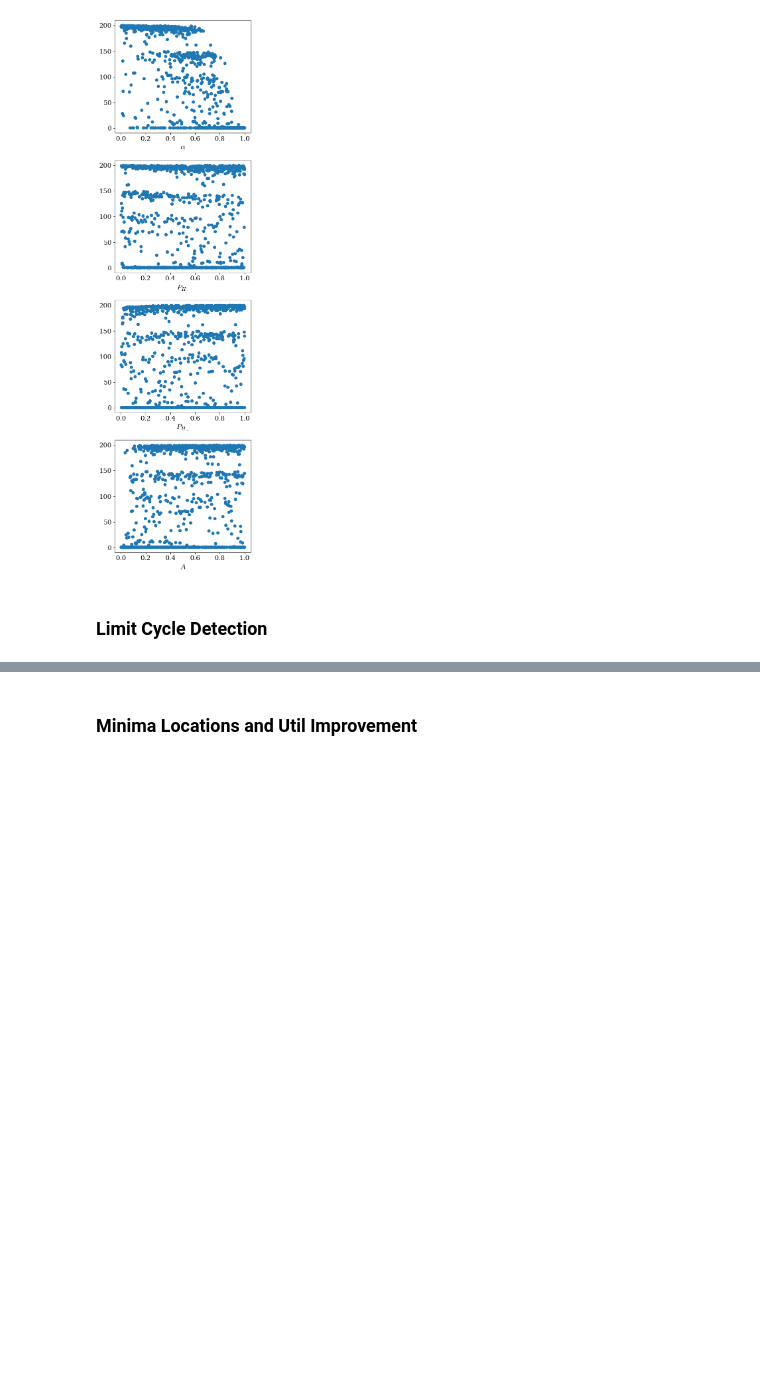
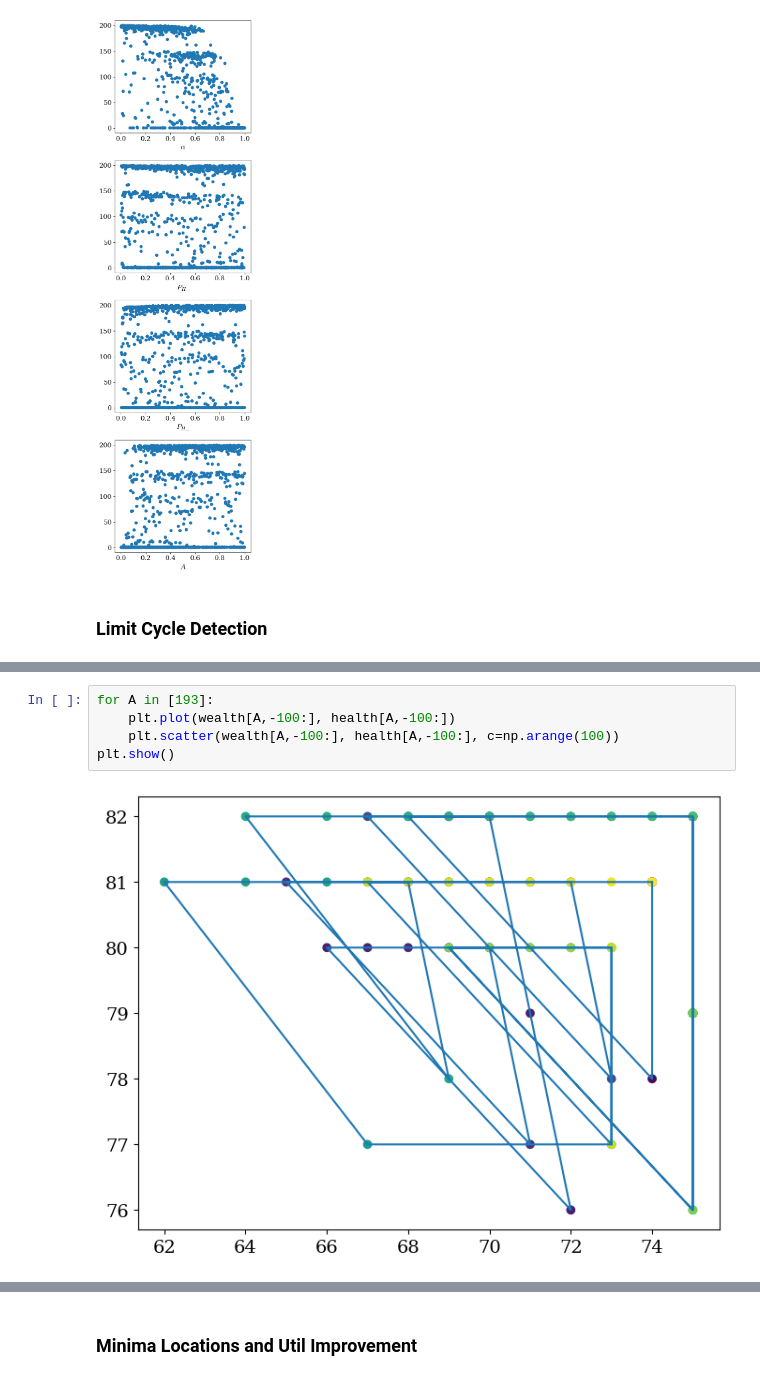
Before and after one commit to charlesaugdupont/cognitive-biases-endogenous-volatility, a Jupyter notebook: LowHealthHighWealthResults.ipynb, the cells around one changed output, grey strips where cells are left out. Drawn from its saved outputs; the diff is of its cells as text; blank space fills up the shorter version.

```diff
--- a/LowHealthHighWealthResults.ipynb
+++ b/LowHealthHighWealthResults.ipynb
@@ -208,0 +316,7 @@ with open(f"cycle_prop_{result_dir}", 'wb') as f:
+# %%
+for A in [193]:
+    plt.plot(wealth[A,-100:], health[A,-100:])
+    plt.scatter(wealth[A,-100:], health[A,-100:], c=np.arange(100))
+plt.show()
+# %% [output]
+[figure, added]
```
Also changed, not shown: parts of 11 cells of this notebook.
